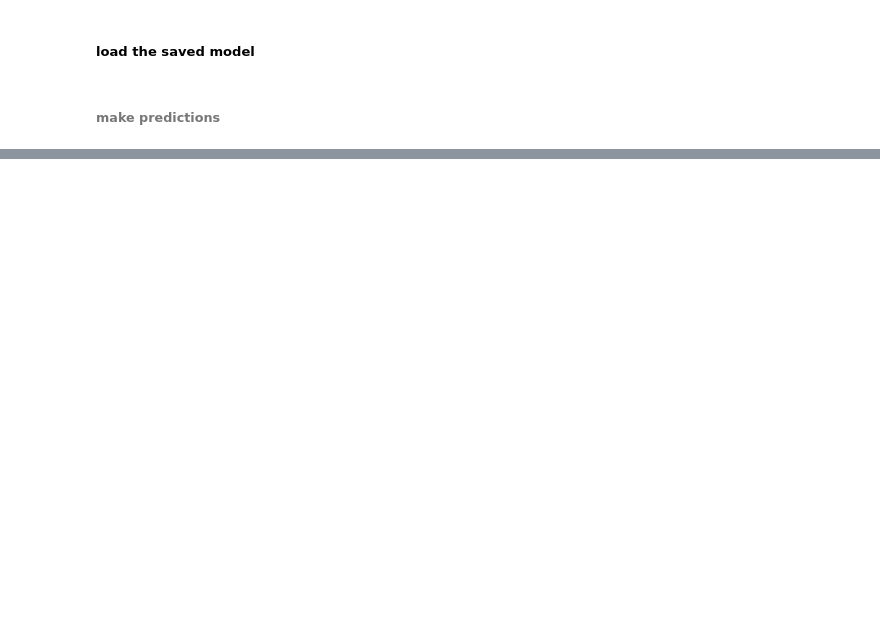
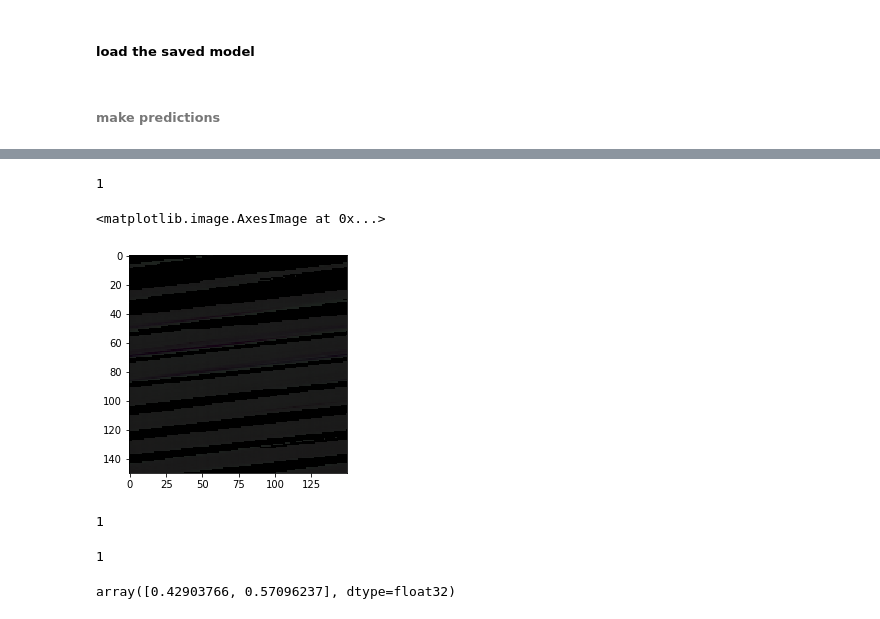
Before and after one commit to SamPoad/data-labs, a Jupyter notebook: final-project/Poad_jupyternotebook.ipynb, the cells around one changed output, grey strips where cells are left out. Cells and saved outputs as stored; diff of their text form; code cells hidden in the pictures; blank space fills up the shorter version.

```diff
--- a/final-project/Poad_jupyternotebook.ipynb
+++ b/final-project/Poad_jupyternotebook.ipynb
@@ -308,13 +325,17 @@ numpy.ndarray
 ### Read in the non-malaria images
 # %%
 # read in the uninfected images
-uninf_imgs = []
+imagelist = []
 
 for filename in os.listdir(filepath + 'Uninfected'):
     if filename.endswith('.png'):
         img_array = np.asarray(image.imread(filepath + 'Uninfected/' + filename))
+        rsz_img = np.resize(img_array, (150, 150, 3) )
 
-    uninf_imgs.append(np.ravel(img_array))
+    imagelist.append((rsz_img))
+# %%
+# and then pull out the arrays in the list,
+uninf_imgs = np.array([_ for _ in imagelist])
 # %%
 # check the length of uninf_imgs (expected 13,780)
 len(uninf_imgs)
@@ -359,6 +400,9 @@ len(train_X)
 # %%
 # append to test_X the uninf_imgs[11713:]
-test_X = test_X + uninf_imgs[11713:]
+# test_X = test_X + uninf_imgs[11713:]
+# using np.concatenate
+
+test_X = np.concatenate((test_X, uninf_imgs[11713:]), axis = 0)
 # %%
 # check the length of test_X (expected 2,067 + 2,067)
 len(test_X)
@@ -461,3 +568,3 @@ type(train_y)
 # %%
-test_X = np.asarray(test_X, dtype = int) # why would I have done integers here?
-type(test_X)
+# test_y = np.asarray(test_y, dtype = int) # why would I have done integers here? b/c test_X would have floats from the np.ones
+# type(test_y)
@@ -539,0 +717,21 @@ plt.imshow(test_X[0])
+# %%
+test_y[0]
+# %% [output]
+1
+# %%
+plt.imshow(test_X[5])
+# %% [output]
+<matplotlib.image.AxesImage at 0x...>
+[figure, added]
+# %%
+test_y[5]
+# %% [output]
+1
+# %%
+np.argmax(predictions[5])
+# %% [output]
+1
+# %%
+predictions[4000]
+# %% [output]
+array([0.42903766, 0.57096237], dtype=float32)
```
Also changed, not shown: parts of 60 cells of this notebook, 1 other file.
